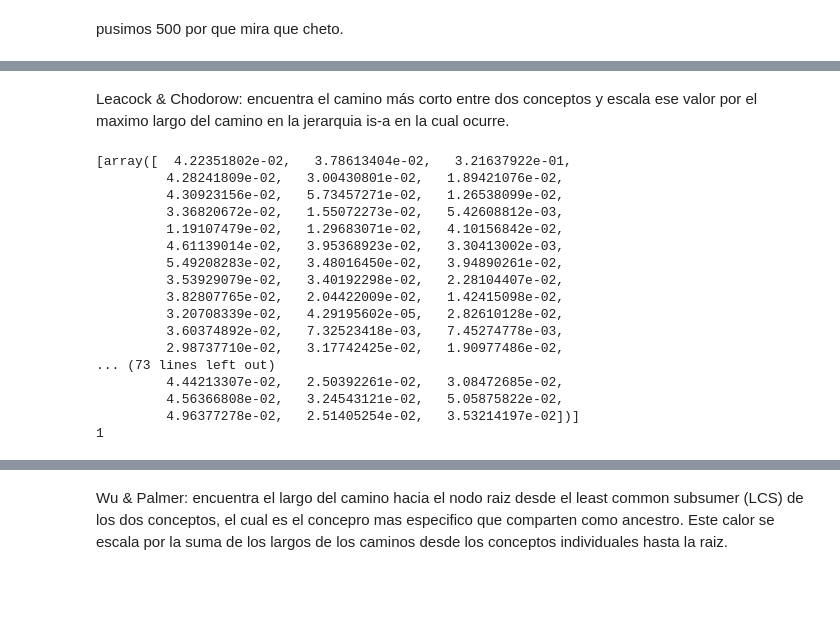
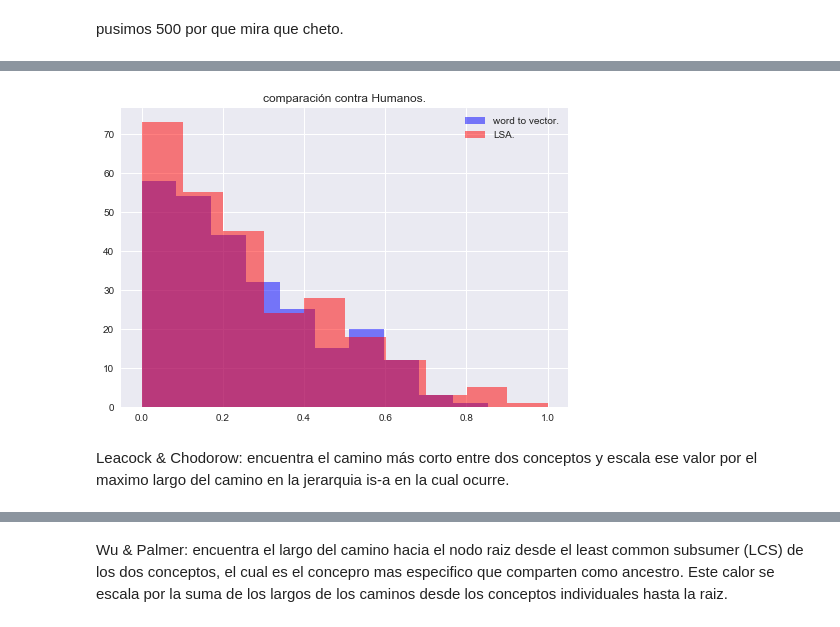
Before and after one commit to FerFrassia/DataScience, a Jupyter notebook: tp6/Tp6.ipynb, the cells around one changed output, grey strips where cells are left out. Drawn from its saved outputs; the diff is of its cells as text; code cells hidden in the pictures; blank space fills up the shorter version.

```diff
--- a/tp6/Tp6.ipynb
+++ b/tp6/Tp6.ipynb
@@ -50,6 +51,9 @@ for key in corpusDic.keys():
                 vocabulario[word] = 1
 # %%
 vtokens = nltk.word_tokenize(totalString)
+wnl = nltk.stem.WordNetLemmatizer()
+
+vtokens = [wnl.lemmatize(token) for token in vtokens]
 for i in range(10):
     print(vtokens[i])
 # %% [output]
@@ -111,7 +115,7 @@ stopset.remove('for')
 tokens = [w.lower() for w in tokens if (not w in stopset and not w in stringsNoDeseados)]
 
 #lematizamos
-wnl = WordNetLemmatizer()
+wnl = nltk.stem.WordNetLemmatizer()
 lematizados = [wnl.lemmatize(token) for token in tokens]
 # %%
 print('plant' in lematizados, 'for' in lematizados, 'instinct' in lematizados)
@@ -405,0 +280,6 @@ plt.show()
+# %%
+def normalizar_df(data):
+    return (data - data.min(axis = 0))/ (data.max(axis=0)- data.min(axis=0))
+
+simil_norm = normalizar_df(similitudes)
+print(similitudes.columns)
@@ -405,0 +288,14 @@ plt.show()
+# %%
+def distancias(data):
+    metodos = ['lsa', 'w2v']
+    columnas = data.columns
+    print(columnas)
+    for col in columnas:
+        if not(col in metodos):
+            for met in metodos:
+                dist = 'dist_'+met+'_'+col
+                data[dist] = abs(data[met]-data[col])
+                print(dist)
+    return data
+
+simil_norm = distancias(simil_norm)
@@ -406,23 +316,11 @@ plt.show()
+# %%
+
+plt.hist(simil_norm['dist_w2v_hum'], color = 'b', alpha = 0.5, label = 'word to vector.')
+plt.hist(simil_norm['dist_lsa_hum'], color = 'r', alpha = 0.5, label = 'LSA.')
+plt.legend()
+plt.title('comparación contra Humanos.')
+plt.show()
+# %% [output]
+[figure, added]
 # %% [markdown]
 Leacock & Chodorow: encuentra el camino más corto entre dos conceptos y escala ese valor por el maximo largo del camino en la jerarquia is-a en la cual ocurre.
-# %%
-print(dist_lsa_path)
-print(len(dist_w2v_path))
-# %% [output]
-[array([  4.22351802e-02,   3.78613404e-02,   3.21637922e-01,
-         4.28241809e-02,   3.00430801e-02,   1.89421076e-02,
-         4.30923156e-02,   5.73457271e-02,   1.26538099e-02,
-         3.36820672e-02,   1.55072273e-02,   5.42608812e-03,
-         1.19107479e-02,   1.29683071e-02,   4.10156842e-02,
-         4.61139014e-02,   3.95368923e-02,   3.30413002e-03,
-         5.49208283e-02,   3.48016450e-02,   3.94890261e-02,
-         3.53929079e-02,   3.40192298e-02,   2.28104407e-02,
-         3.82807765e-02,   2.04422009e-02,   1.42415098e-02,
-         3.20708339e-02,   4.29195602e-05,   2.82610128e-02,
-         3.60374892e-02,   7.32523418e-03,   7.45274778e-03,
-         2.98737710e-02,   3.17742425e-02,   1.90977486e-02,
-... (73 lines left out)
-         4.44213307e-02,   2.50392261e-02,   3.08472685e-02,
-         4.56366808e-02,   3.24543121e-02,   5.05875822e-02,
-         4.96377278e-02,   2.51405254e-02,   3.53214197e-02])]
-1
```
Also changed, not shown: parts of 17 cells of this notebook, 2 other files.
